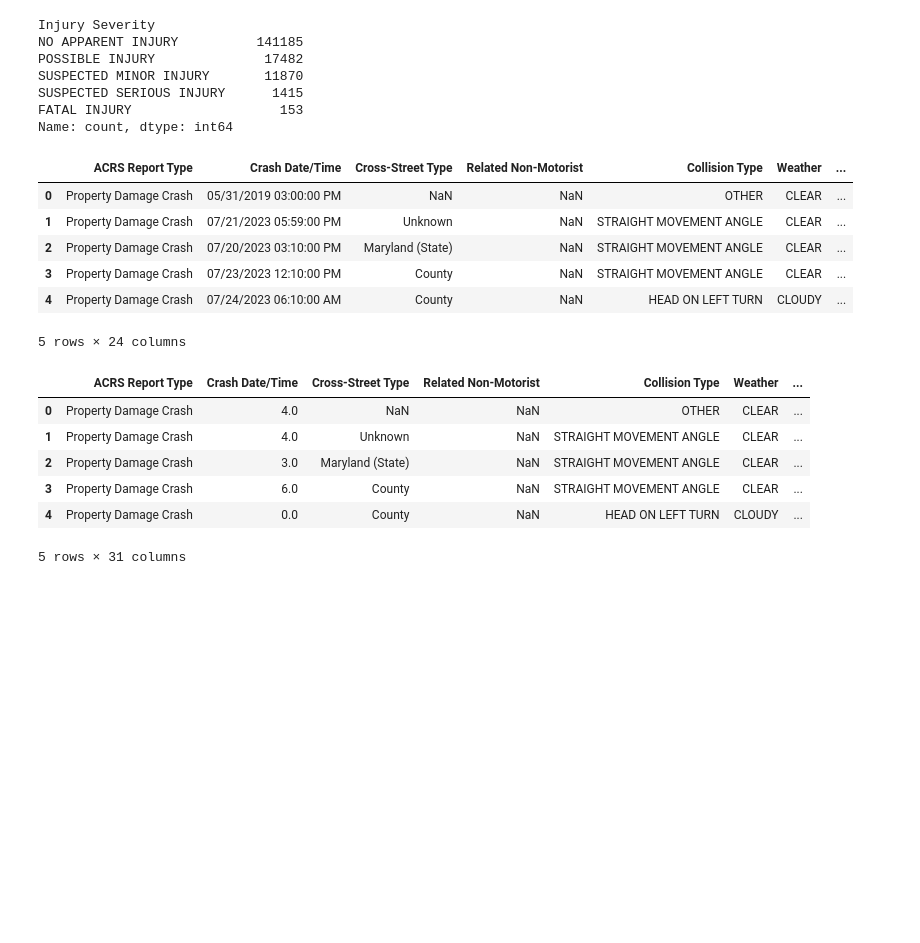
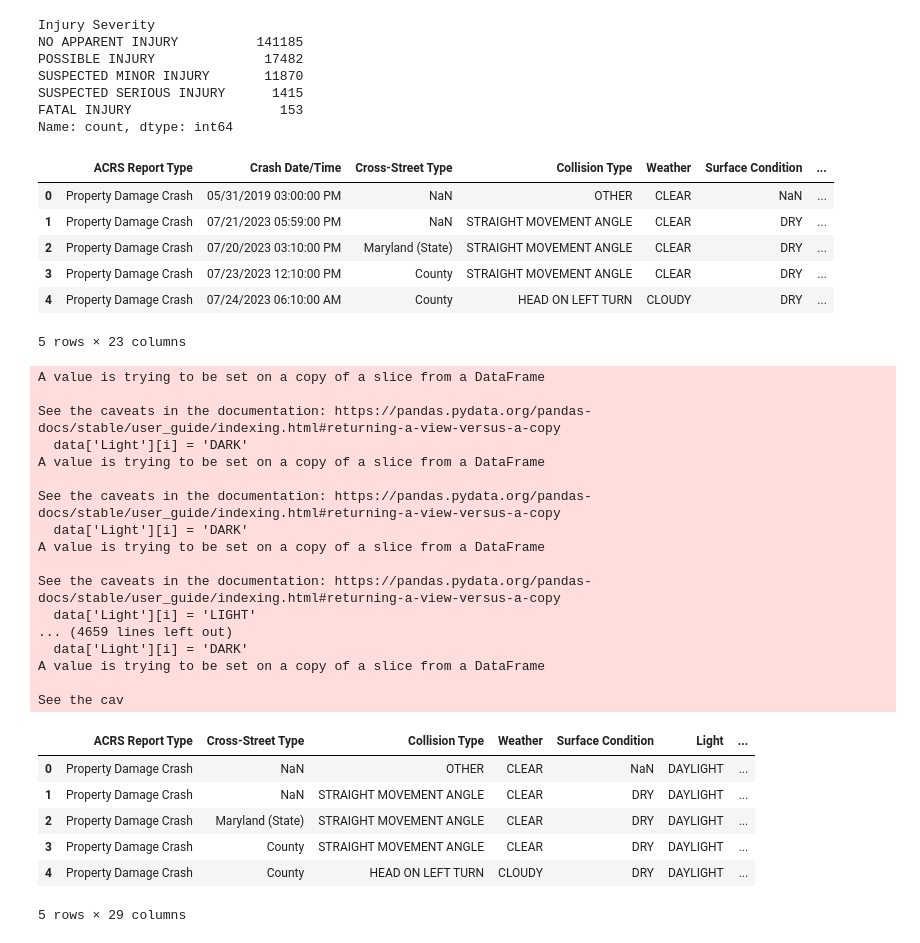
Before and after one commit to jrsmith03/TrafficPrediction, a Jupyter notebook: proj.ipynb, the cells around one changed output. Drawn from its saved outputs; the diff is of its cells as text; code cells hidden in the pictures; blank space fills up the shorter version.

Commit message:
more data cleaning...

```diff
--- a/proj.ipynb
+++ b/proj.ipynb
@@ -15,7 +15,7 @@ Feature engineering notes:
 # %% [output]
 "\nFeature engineering notes:\n    - Time and date\n    - Combine Vehicle continuing direction and vehicle going direction. Oncoming/incoming or same direction\n    - The weather and surface cond colu ...
 # %%
-data = pd.read_csv("traffic.csv")
+data = pd.read_csv("traffic.csv", na_values=['Unknown', 'None', 'UNKNOWN'])
 # data.shape - 172,105 rows, 43 columns
 # data['Off-Road Description'].unique() # Determine that the values in this column is not important
 # data['Driverless Vehicle'].unique() # No driverless vehicles, so column is unneeded
@@ -63,37 +63,73 @@ Name: count, dtype: int64
 # %%
 data['Vehicle Dir Changed'] = np.where(data['Vehicle Continuing Dir'] == data['Vehicle Going Dir'], 'No', 'Yes')
 data['Vehicle Multiple Impacts'] = np.where(data['Vehicle First Impact Location'] == data['Vehicle Second Impact Location'], 'No', 'Yes')
-data = data.drop(columns = ['Agency Name', 'Report Number', 'Local Case Number', 'Off-Road Description', 'Road Name', 'Cross-Street Name', 'Driverless Vehicle', 'Municipality', 'Non-Motorist Substance Abuse', 'Person ID', 'Circumstance', 'Vehicle ID', 'Vehicle Make', 'Vehicle Model', 'Equipment Problems', 'Location','Driverless Vehicle', 'Vehicle Continuing Dir', 'Vehicle Going Dir', 'Route Type', 'Vehicle First Impact Location', 'Vehicle Second Impact Location'], axis = 1)
+data = data.drop(columns = ['Agency Name', 'Report Number', 'Local Case Number', 'Off-Road Description', 'Road Name', 'Cross-Street Name', 'Driverless Vehicle', 'Municipality', 'Non-Motorist Substance Abuse', 'Person ID', 'Circumstance', 'Vehicle ID', 'Vehicle Make', 'Vehicle Model', 'Equipment Problems', 'Location','Driverless Vehicle', 'Vehicle Continuing Dir', 'Vehicle Going Dir', 'Route Type', 'Vehicle First Impact Location', 'Vehicle Second Impact Location', 'Related Non-Motorist'], axis = 1)
 data.head()
 # %% [output]
-|  | ACRS Report Type | Crash Date/Time | Cross-Street Type | Related Non-Motorist | Collision Type | Weather | ... |
-| 0 | Property Damage Crash | 05/31/2019 03:00:00 PM | NaN | NaN | OTHER | CLEAR | ... |
-| 1 | Property Damage Crash | 07/21/2023 05:59:00 PM | Unknown | NaN | STRAIGHT MOVEMENT ANGLE | CLEAR | ... |
-| 2 | Property Damage Crash | 07/20/2023 03:10:00 PM | Maryland (State) | NaN | STRAIGHT MOVEMENT ANGLE | CLEAR | ... |
-| 3 | Property Damage Crash | 07/23/2023 12:10:00 PM | County | NaN | STRAIGHT MOVEMENT ANGLE | CLEAR | ... |
-| 4 | Property Damage Crash | 07/24/2023 06:10:00 AM | County | NaN | HEAD ON LEFT TURN | CLOUDY | ... |
+|  | ACRS Report Type | Crash Date/Time | Cross-Street Type | Collision Type | Weather | Surface Condition | ... |
+| 0 | Property Damage Crash | 05/31/2019 03:00:00 PM | NaN | OTHER | CLEAR | NaN | ... |
+| 1 | Property Damage Crash | 07/21/2023 05:59:00 PM | NaN | STRAIGHT MOVEMENT ANGLE | CLEAR | DRY | ... |
+| 2 | Property Damage Crash | 07/20/2023 03:10:00 PM | Maryland (State) | STRAIGHT MOVEMENT ANGLE | CLEAR | DRY | ... |
+| 3 | Property Damage Crash | 07/23/2023 12:10:00 PM | County | STRAIGHT MOVEMENT ANGLE | CLEAR | DRY | ... |
+| 4 | Property Damage Crash | 07/24/2023 06:10:00 AM | County | HEAD ON LEFT TURN | CLOUDY | DRY | ... |
-5 rows × 24 columns
+5 rows × 23 columns
 # %%
+data.loc[data['Weather'] == 'RAINING', 'Light'] = data.loc[data['Weather'] == 'RAINING', 'Light'].fillna('DARK')
+data.loc[data['Weather'] == 'FOGGY', 'Light'] = data.loc[data['Weather'] == 'FOGGY', 'Light'].fillna('DARK')
+
+
 # Dealing with Date/Time column
 # Monday is 0, so SUNDAY is 6
 import datetime
 new_weekdays = []
-for i in data['Crash Date/Time'] :
-    list = i.split(' ')[0].split('/')
-    obj = datetime.datetime(int(list[2]), int(list[0]), int(list[1]))
+pos = 0
+count = 0
+for i, date in data['Crash Date/Time'].items() :
+    date_parsed = date.split(' ')
+    time = date_parsed[0].split('/')
+    obj = datetime.datetime(int(time[2]), int(time[0]), int(time[1]))
     new_weekdays.append(obj.weekday())
+    hour = int(date_parsed[1].split(':')[0])
+
+    if pd.isnull(data['Light'][i]) :
+        if (hour < 5 or hour > 22) :
+            data['Light'][i] = 'DARK'
+        elif (hour >= 5 and hour <= 8):
+            data['Light'][i] = 'DAWN'
+        elif (hour > 8 and hour <= 15) :
+            data['Light'][i] = 'LIGHT'
+        elif (hour > 15 and hour <= 22) :
+            data['Light'][i] = 'DUSK'
 
 data['Crash Date/Time'] = new_weekdays
 df_encoded = pd.get_dummies(data['Crash Date/Time'], columns=['Monday', 'Tuesday', 'Wednesday', 'Thursday', 'Friday', 'Saturday', 'Sunday'])
 # for num in range(len(days)) :
 #     df_encoded[days[num]] = new_weekdays[num]
 data = pd.concat([data, df_encoded] , axis=1)
+data = data.drop(columns=['Crash Date/Time'])
 data.head()
 # %% [output]
+A value is trying to be set on a copy of a slice from a DataFrame
+
+See the caveats in the documentation: https://pandas.pydata.org/pandas-docs/stable/user_guide/indexing.html#returning-a-view-versus-a-copy
+  data['Light'][i] = 'DARK'
+A value is trying to be set on a copy of a slice from a DataFrame
+
+See the caveats in the documentation: https://pandas.pydata.org/pandas-docs/stable/user_guide/indexing.html#returning-a-view-versus-a-copy
+  data['Light'][i] = 'DARK'
+A value is trying to be set on a copy of a slice from a DataFrame
+
+See the caveats in the documentation: https://pandas.pydata.org/pandas-docs/stable/user_guide/indexing.html#returning-a-view-versus-a-copy
+  data['Light'][i] = 'LIGHT'
+... (4659 lines left out)
+  data['Light'][i] = 'DARK'
+A value is trying to be set on a copy of a slice from a DataFrame
+
+See the cav
-|  | ACRS Report Type | Crash Date/Time | Cross-Street Type | Related Non-Motorist | Collision Type | Weather | ... |
-| 0 | Property Damage Crash | 4.0 | NaN | NaN | OTHER | CLEAR | ... |
-| 1 | Property Damage Crash | 4.0 | Unknown | NaN | STRAIGHT MOVEMENT ANGLE | CLEAR | ... |
-| 2 | Property Damage Crash | 3.0 | Maryland (State) | NaN | STRAIGHT MOVEMENT ANGLE | CLEAR | ... |
-| 3 | Property Damage Crash | 6.0 | County | NaN | STRAIGHT MOVEMENT ANGLE | CLEAR | ... |
-| 4 | Property Damage Crash | 0.0 | County | NaN | HEAD ON LEFT TURN | CLOUDY | ... |
+|  | ACRS Report Type | Cross-Street Type | Collision Type | Weather | Surface Condition | Light | ... |
+| 0 | Property Damage Crash | NaN | OTHER | CLEAR | NaN | DAYLIGHT | ... |
+| 1 | Property Damage Crash | NaN | STRAIGHT MOVEMENT ANGLE | CLEAR | DRY | DAYLIGHT | ... |
+| 2 | Property Damage Crash | Maryland (State) | STRAIGHT MOVEMENT ANGLE | CLEAR | DRY | DAYLIGHT | ... |
+| 3 | Property Damage Crash | County | STRAIGHT MOVEMENT ANGLE | CLEAR | DRY | DAYLIGHT | ... |
+| 4 | Property Damage Crash | County | HEAD ON LEFT TURN | CLOUDY | DRY | DAYLIGHT | ... |
-5 rows × 31 columns
+5 rows × 29 columns
```
Also changed, not shown: parts of 6 cells of this notebook.
